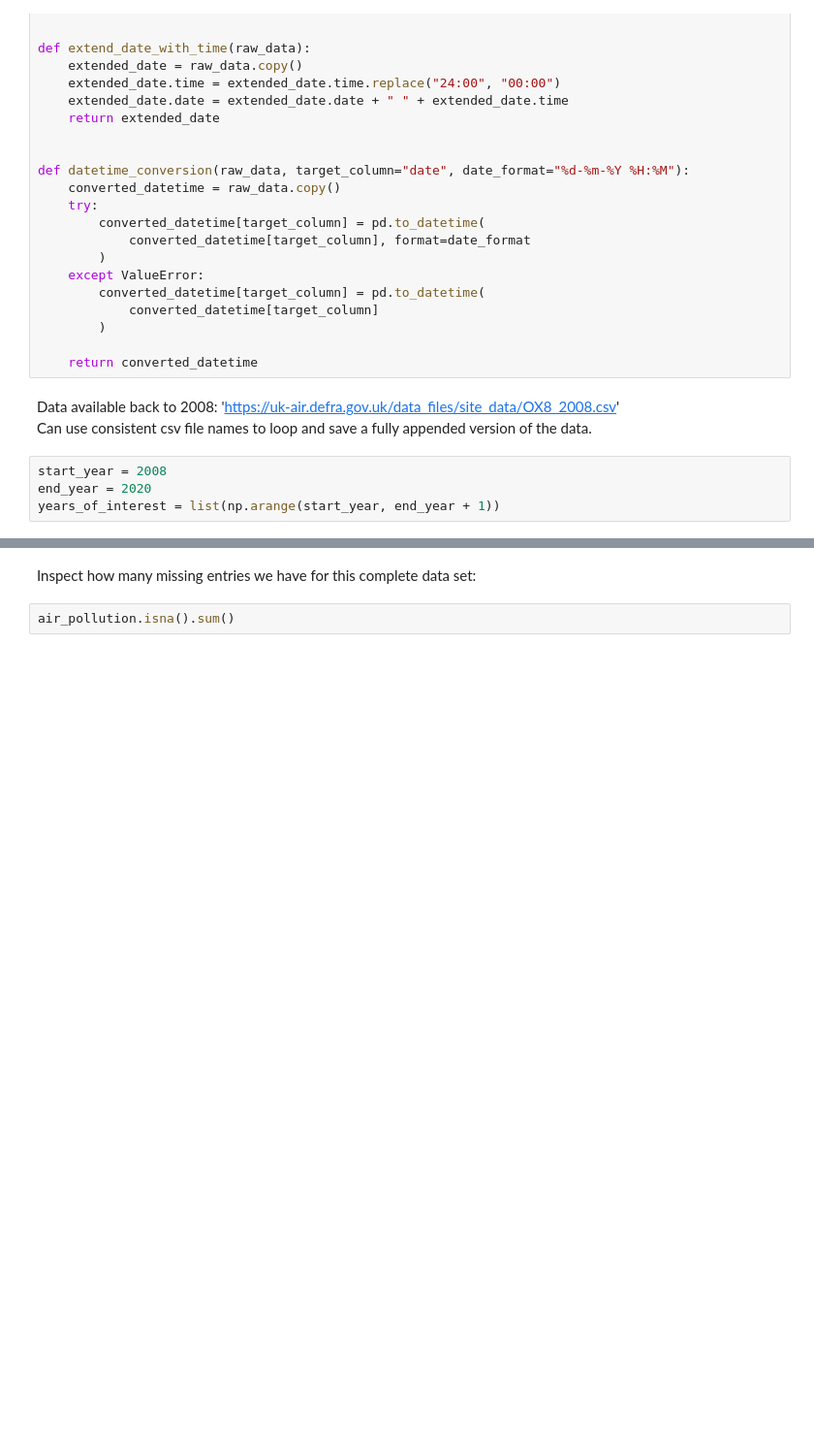
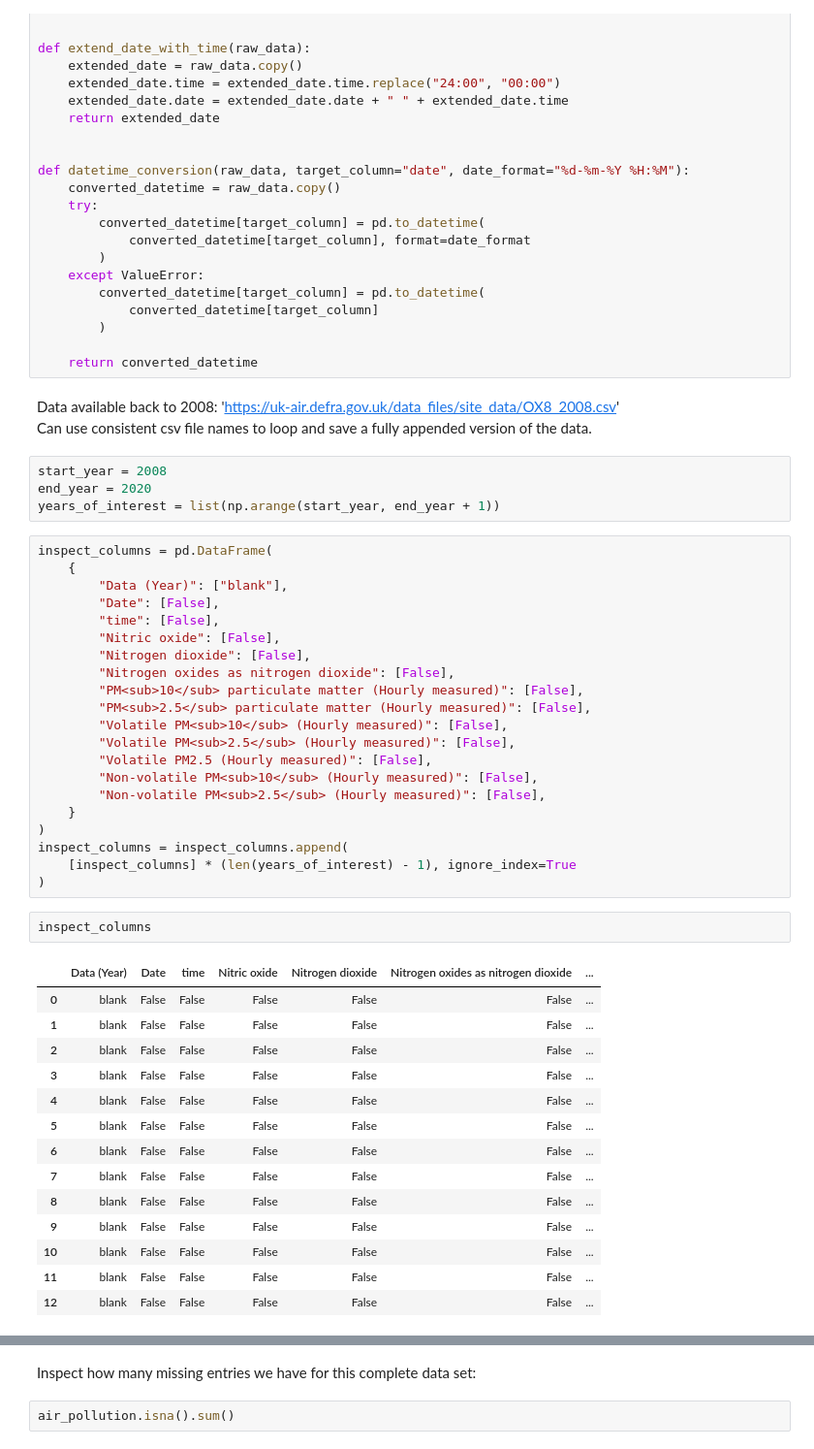
Before and after one commit to Simon-Lee-UK/air-pollution, a Jupyter notebook: analysis/1_0_initial_data_read.ipynb, the cells around one changed output, grey strips where cells are left out. Shown at 97% size. Cells and saved outputs as stored; diff of their text form; blank space fills up the shorter version.

Commit message:
Added column comparison between years

```diff
--- a/analysis/1_0_initial_data_read.ipynb
+++ b/analysis/1_0_initial_data_read.ipynb
@@ -125,4 +125,42 @@ Can use consistent csv file names to loop and save a fully appended version of t
 start_year = 2008
 end_year = 2020
 years_of_interest = list(np.arange(start_year, end_year + 1))
+# %%
+inspect_columns = pd.DataFrame(
+    {
+        "Data (Year)": ["blank"],
+        "Date": [False],
+        "time": [False],
+        "Nitric oxide": [False],
+        "Nitrogen dioxide": [False],
+        "Nitrogen oxides as nitrogen dioxide": [False],
+        "PM<sub>10</sub> particulate matter (Hourly measured)": [False],
+        "PM<sub>2.5</sub> particulate matter (Hourly measured)": [False],
+        "Volatile PM<sub>10</sub> (Hourly measured)": [False],
+        "Volatile PM<sub>2.5</sub> (Hourly measured)": [False],
+        "Volatile PM2.5 (Hourly measured)": [False],
+        "Non-volatile PM<sub>10</sub> (Hourly measured)": [False],
+        "Non-volatile PM<sub>2.5</sub> (Hourly measured)": [False],
+    }
+)
+inspect_columns = inspect_columns.append(
+    [inspect_columns] * (len(years_of_interest) - 1), ignore_index=True
+)
+# %%
+inspect_columns
+# %% [output]
+|  | Data (Year) | Date | time | Nitric oxide | Nitrogen dioxide | Nitrogen oxides as nitrogen dioxide | ... |
+| 0 | blank | False | False | False | False | False | ... |
+| 1 | blank | False | False | False | False | False | ... |
+| 2 | blank | False | False | False | False | False | ... |
+| 3 | blank | False | False | False | False | False | ... |
+| 4 | blank | False | False | False | False | False | ... |
+| 5 | blank | False | False | False | False | False | ... |
+| 6 | blank | False | False | False | False | False | ... |
+| 7 | blank | False | False | False | False | False | ... |
+| 8 | blank | False | False | False | False | False | ... |
+| 9 | blank | False | False | False | False | False | ... |
+| 10 | blank | False | False | False | False | False | ... |
+| 11 | blank | False | False | False | False | False | ... |
+| 12 | blank | False | False | False | False | False | ... |
 # %%
```
Also changed, not shown: parts of 3 cells of this notebook.
